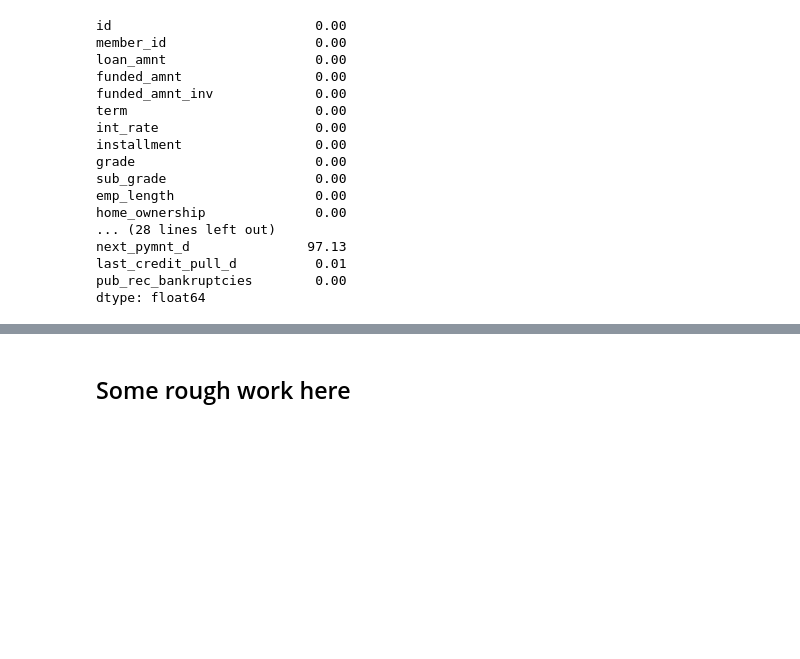
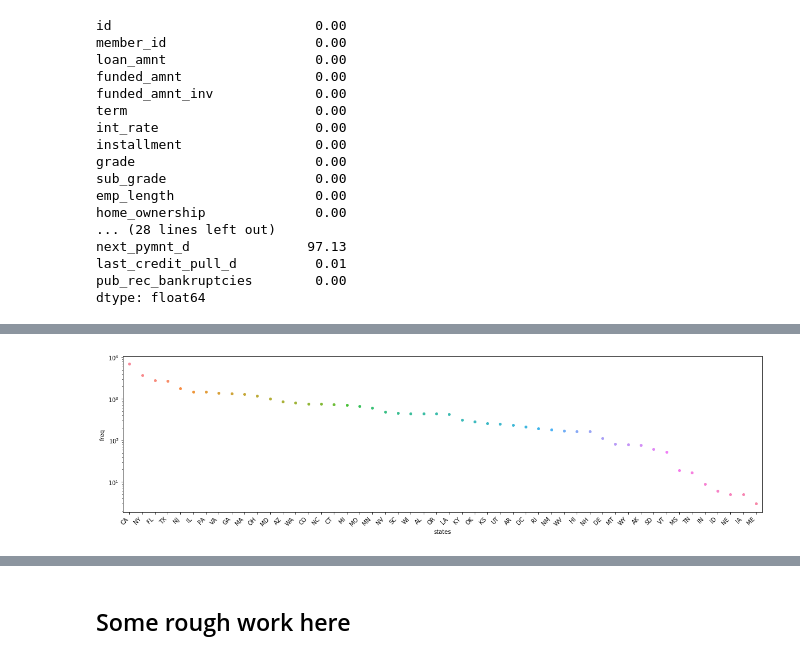
Before and after one commit to arpitjoshi/case-study-2, a Jupyter notebook: notebook.ipynb, the cells around one changed output, grey strips where cells are left out. Saved outputs shown, nothing was run; the diff lists cells and outputs as text; code cells hidden in the pictures; blank space fills up the shorter version.

```diff
--- a/notebook.ipynb
+++ b/notebook.ipynb
@@ -232,0 +293,11 @@ dtype: float64
+# %%
+state_freq=dataset[['loan_amnt', 'addr_state']].groupby("addr_state").count().sort_values(by="loan_amnt", ascending=False).rename(columns={'loan_amnt':'freq'})
+state_freq['states']=state_freq.index
+# %%
+fig = plt.figure(figsize=(20, 5), )
+plt.yscale("log")
+ax=sns.swarmplot(x='states', y='freq', data=state_freq)
+ax.set_xticklabels(ax.get_xticklabels(), rotation=45, ha="right")
+plt.show()
+# %% [output]
+[figure, added]
```
Also changed, not shown: parts of 13 cells of this notebook.
